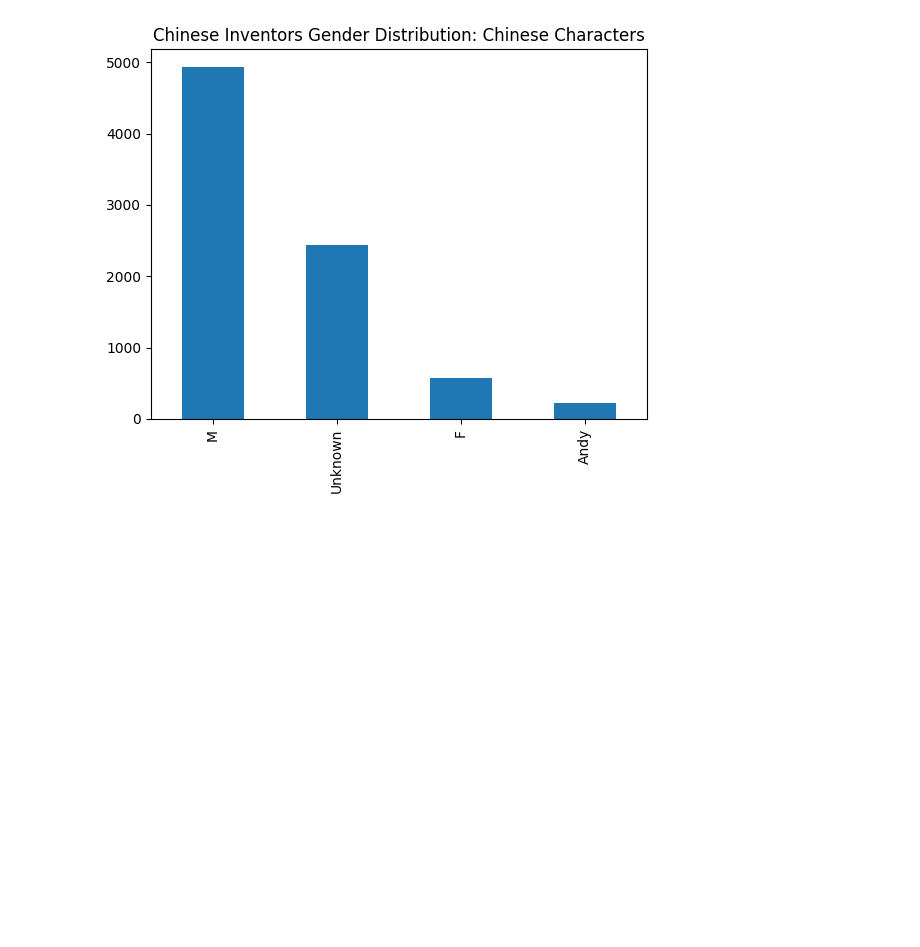
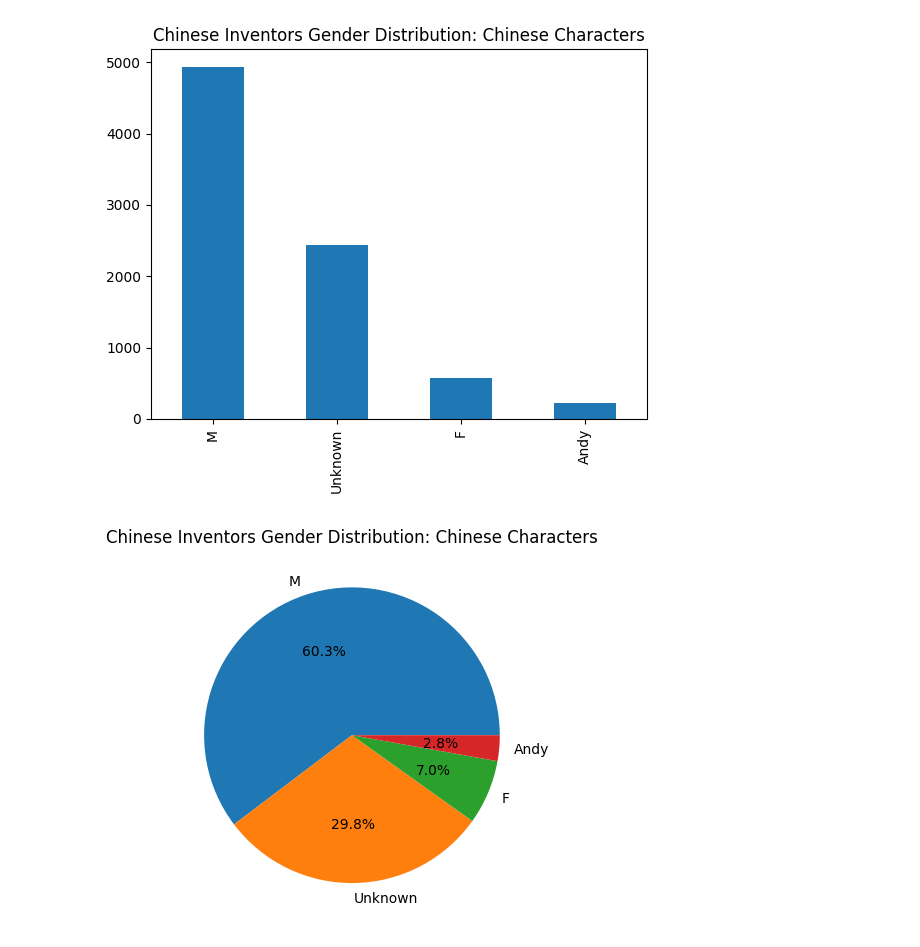
Before and after one commit to BU-Spark/ds-bu-law-race-based, a Jupyter notebook: fall22-team-2/finalize_cn_data.ipynb, the cells around one changed output. Saved outputs shown, nothing was run; the diff lists cells and outputs as text; code cells hidden in the pictures; blank space fills up the shorter version.

```diff
--- a/fall22-team-2/finalize_cn_data.ipynb
+++ b/fall22-team-2/finalize_cn_data.ipynb
@@ -88,7 +88,9 @@ display(CNgender2)
 | 1094266 | 凉翼 | CN | M | 1.000000 |
 1084585 rows × 4 columns
 # %%
-df1.to_csv("CN_8k.csv", index = False)
+# df1.to_csv("CN_8k.csv", index = False)
+# read csv
+df1 = pd.read_csv("CN_8k.csv")
 # %%
 hold1 = []
 
@@ -155,3 +153,9 @@ plt.title("Chinese Inventors Gender Distribution: Chinese Characters")
 # %% [output]
 Text(0.5, 1.0, 'Chinese Inventors Gender Distribution: Chinese Characters')
 [figure]
+# %%
+plt.pie(df1['WGND'].value_counts(), labels = df1['WGND'].value_counts().index, autopct='%1.1f%%')
+plt.title("Chinese Inventors Gender Distribution: Chinese Characters")
+plt.show()
+# %% [output]
+[figure, added]
```
Also changed, not shown: parts of 2 cells of this notebook, 2 other files.
